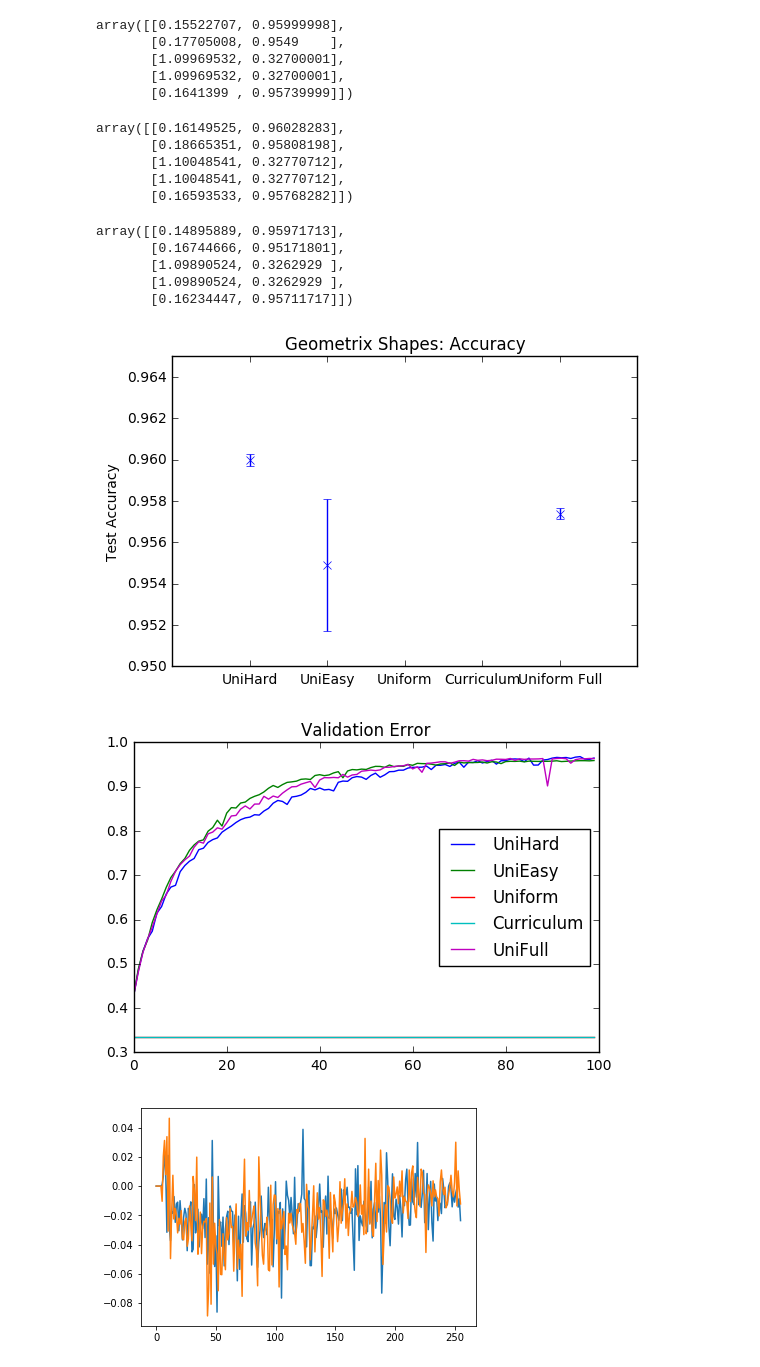
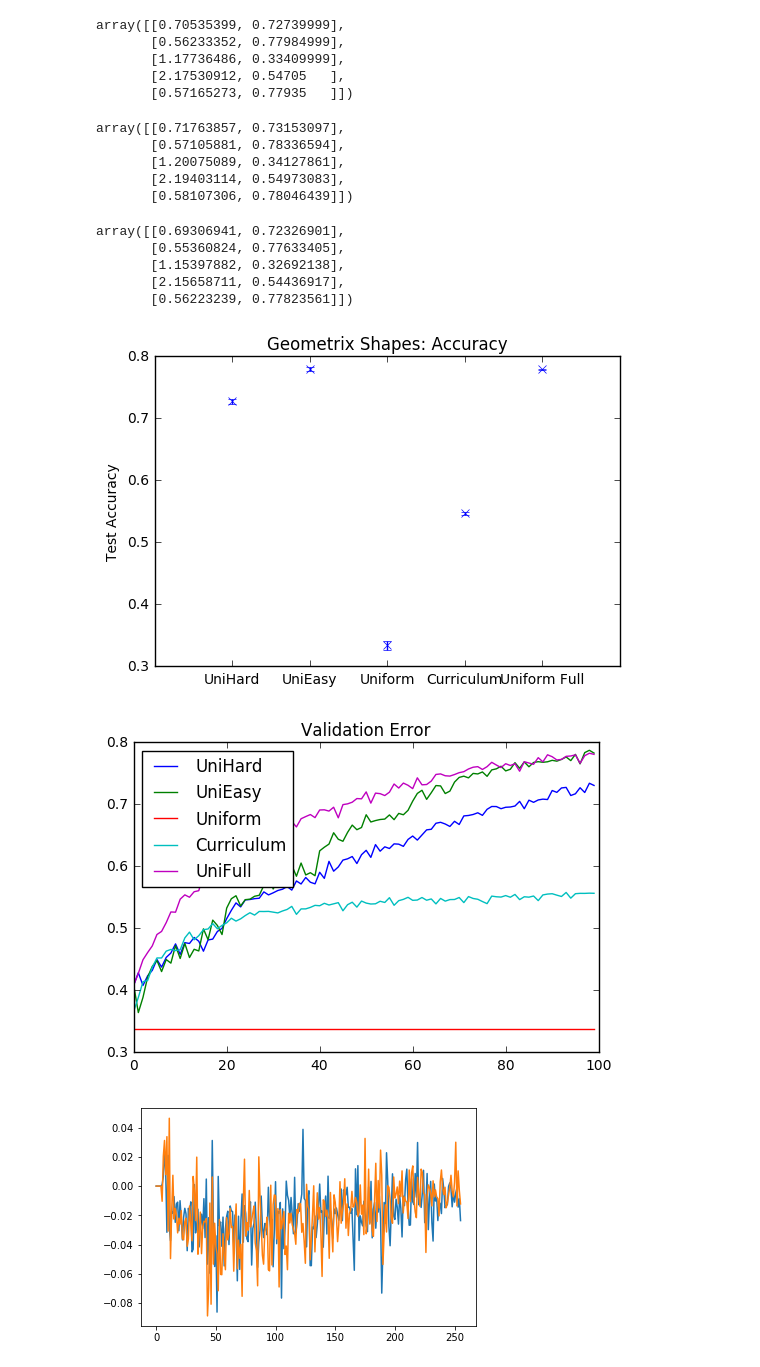
Before and after one commit to imcwilliam/Active_Learning_Project, a Jupyter notebook: GeoShapes Analysis.ipynb, the cells around one changed output. Cells and saved outputs as stored; diff of their text form; code cells hidden in the pictures.

```diff
--- a/GeoShapes Analysis.ipynb
+++ b/GeoShapes Analysis.ipynb
@@ -1,7 +1,7 @@
 # %%
 import numpy as np
-TestPerf = np.load("GeoShapes_Curriculum_FullUniform_TestPerf_Conv.npy")
-ValError = np.load("GeoShapes_Curriculum_FullUniform_ValAcc_Conv.npy")
+TestPerf = np.load("GeoShapes_Curriculum_FullUniform_TestPerf_Self_Paced.npy")
+ValError = np.load("GeoShapes_Curriculum_FullUniform_ValAcc_Conv_Self_Paced.npy")
 # %%
 this = np.sum(np.sum(TestPerf,axis=0),axis=0)
 NumComplete = 0
@@ -19,49 +19,48 @@ TestPerf_StE = TestPerf.std(axis=2) / np.sqrt(NumComplete)
 # %%
 TestPerf_Mean
 # %% [output]
-array([[0.15522707, 0.95999998],
-       [0.17705008, 0.9549    ],
-       [1.09969532, 0.32700001],
-       [1.09969532, 0.32700001],
-       [0.1641399 , 0.95739999]])
+array([[0.70535399, 0.72739999],
+       [0.56233352, 0.77984999],
+       [1.17736486, 0.33409999],
+       [2.17530912, 0.54705   ],
+       [0.57165273, 0.77935   ]])
 # %%
 TestPerf_Mean + TestPerf_StE
 # %% [output]
-array([[0.16149525, 0.96028283],
-       [0.18665351, 0.95808198],
-       [1.10048541, 0.32770712],
-       [1.10048541, 0.32770712],
-       [0.16593533, 0.95768282]])
+array([[0.71763857, 0.73153097],
+       [0.57105881, 0.78336594],
+       [1.20075089, 0.34127861],
+       [2.19403114, 0.54973083],
+       [0.58107306, 0.78046439]])
 # %%
 TestPerf_Mean - TestPerf_StE
 # %% [output]
-array([[0.14895889, 0.95971713],
-       [0.16744666, 0.95171801],
-       [1.09890524, 0.3262929 ],
-       [1.09890524, 0.3262929 ],
-       [0.16234447, 0.95711717]])
+array([[0.69306941, 0.72326901],
+       [0.55360824, 0.77633405],
+       [1.15397882, 0.32692138],
+       [2.15658711, 0.54436917],
+       [0.56223239, 0.77823561]])
 # %%
 import matplotlib.pyplot as plt
 
 flag = 1
 
 labels = ['Hard','Easy','Uni','Curriculum']
 plt.errorbar(np.array([1,2,3,4,5],dtype=int),TestPerf_Mean[:,flag],yerr = TestPerf_StE[:,flag],marker ='x',linestyle='none')
 my_xticks = ['UniHard','UniEasy','Uniform','Curriculum','Uniform Full']
 plt.xticks(np.array([1,2,3,4,5],dtype=int), my_xticks)
 thisplot = plt.gca()
 thisplot.set_xlim(0,6)
-thisplot.set_ylim(0.95,0.965)
 if flag == 0:
     thisplot.set_title('Geometrix Shapes: Error')
     thisplot.set_ylabel('Test Cross-Entropy')
 else:
     thisplot.set_title('Geometrix Shapes: Accuracy')
     thisplot.set_ylabel('Test Accuracy')
 
 plt.show()
 # %% [output]
-[figure, old version]
+[figure, new version]
 # %%
 plt.plot(np.mean(ValError,axis=2))
 plt.legend(['UniHard','UniEasy','Uniform','Curriculum','UniFull'],loc='best')
@@ -69,7 +68,7 @@ thisplot = plt.gca()
 thisplot.set_title('Validation Error')
 plt.show()
 # %% [output]
-[figure, old version]
+[figure, new version]
 # %%
 Diff = ValError[:,1] - ValError[:,-1]
 plt.plot(Diff)
```
Also changed, not shown: parts of 1 cell of this notebook, 9 other files.
